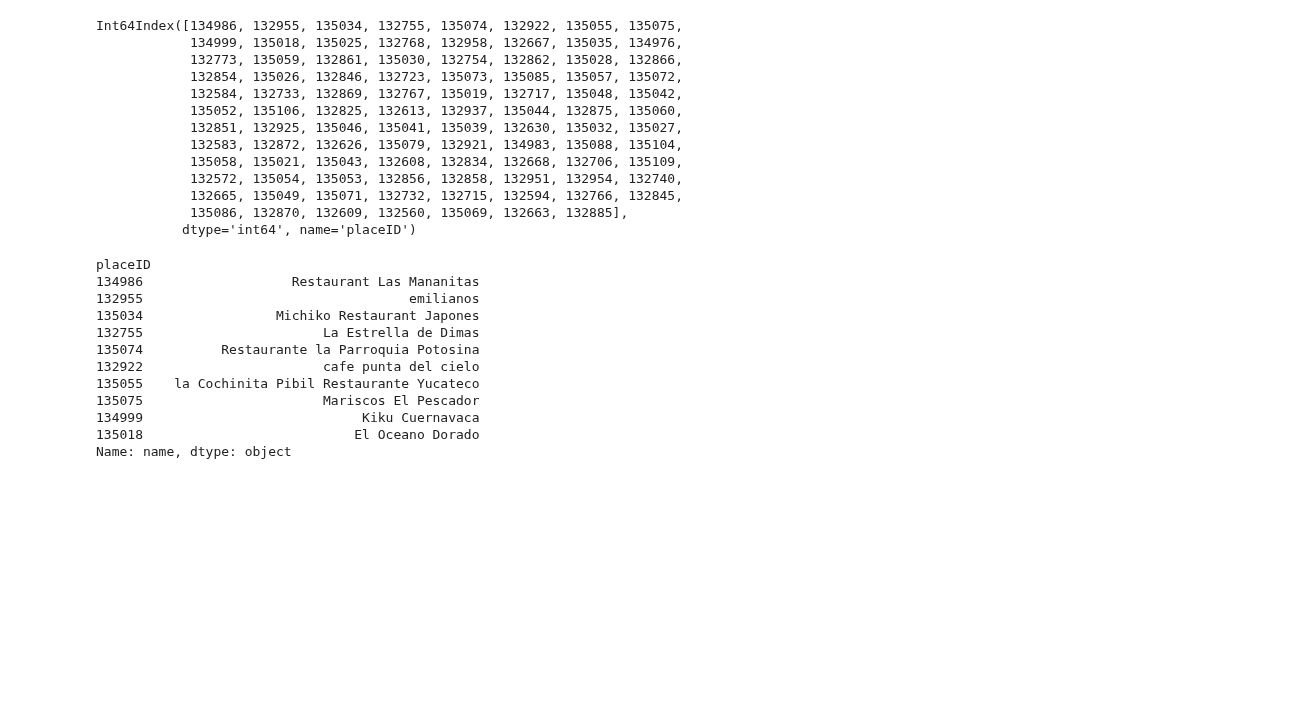
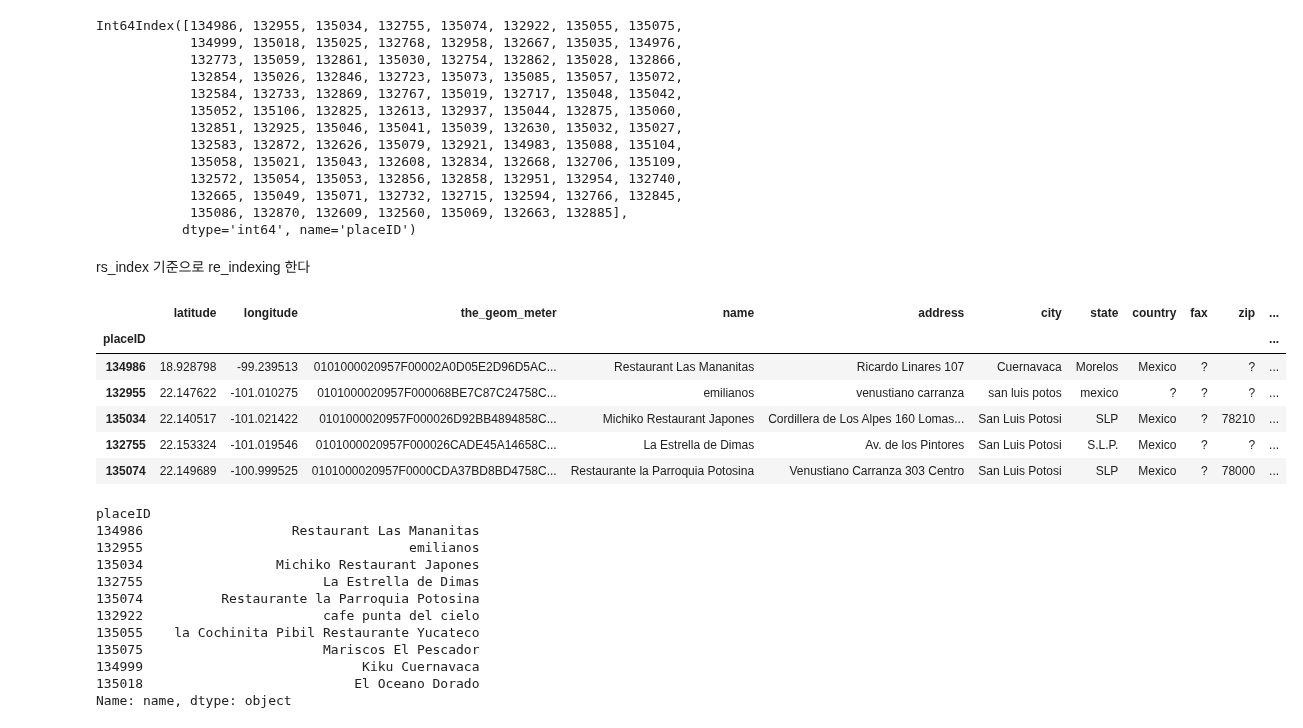
Before and after one commit to chankoo/python, a Jupyter notebook: 8.1 추천시스템.ipynb, the cells around one changed output. Drawn from its saved outputs; the diff is of its cells as text; code cells hidden in the pictures; blank space fills up the shorter version.

```diff
--- a/8.1 추천시스템.ipynb
+++ b/8.1 추천시스템.ipynb
@@ -300,3 +319,5 @@ rating 평균이 가장 높은 place 순으로 정렬한다
+# %%
+geodata.set_index('placeID',inplace=True)
 # %%
 rs_index = cuisine_rating.groupby('placeID').mean().sum(axis=1).sort_values(ascending=False).index
 rs_index
@@ -314,4 +335,6 @@ Int64Index([134986, 132955, 135034, 132755, 135074, 132922, 135055, 135075,
             132665, 135049, 135071, 132732, 132715, 132594, 132766, 132845,
             135086, 132870, 132609, 132560, 135069, 132663, 132885],
            dtype='int64', name='placeID')
+# %% [markdown]
+rs_index 기준으로 re_indexing 한다
 # %%
@@ -319,5 +342,13 @@ geodata = geodata.reindex(index=rs_index)
-# %%
-geodata.drop(columns='placeID', inplace=True)
+# %%
+geodata.head()
+# %% [output]
+|  | latitude | longitude | the_geom_meter | name | address | city | state | country | fax | zip | ... |
+| placeID |  |  |  |  |  |  |  |  |  |  | ... |
+| 134986 | 18.928798 | -99.239513 | 0101000020957F00002A0D05E2D96D5AC... | Restaurant Las Mananitas | Ricardo Linares 107 | Cuernavaca | Morelos | Mexico | ? | ? | ... |
+| 132955 | 22.147622 | -101.010275 | 0101000020957F000068BE7C87C24758C... | emilianos | venustiano carranza | san luis potos | mexico | ? | ? | ? | ... |
+| 135034 | 22.140517 | -101.021422 | 0101000020957F000026D92BB4894858C... | Michiko Restaurant Japones | Cordillera de Los Alpes 160 Lomas... | San Luis Potosi | SLP | Mexico | ? | 78210 | ... |
+| 132755 | 22.153324 | -101.019546 | 0101000020957F000026CADE45A14658C... | La Estrella de Dimas | Av. de los Pintores | San Luis Potosi | S.L.P. | Mexico | ? | ? | ... |
+| 135074 | 22.149689 | -100.999525 | 0101000020957F0000CDA37BD8BD4758C... | Restaurante la Parroquia Potosina | Venustiano Carranza 303 Centro | San Luis Potosi | SLP | Mexico | ? | 78000 | ... |
 # %%
 geodata['name'].head(10) #평점기반으로 추천했다
 # %% [output]
```
Also changed, not shown: parts of 11 cells of this notebook, 2 other files.
